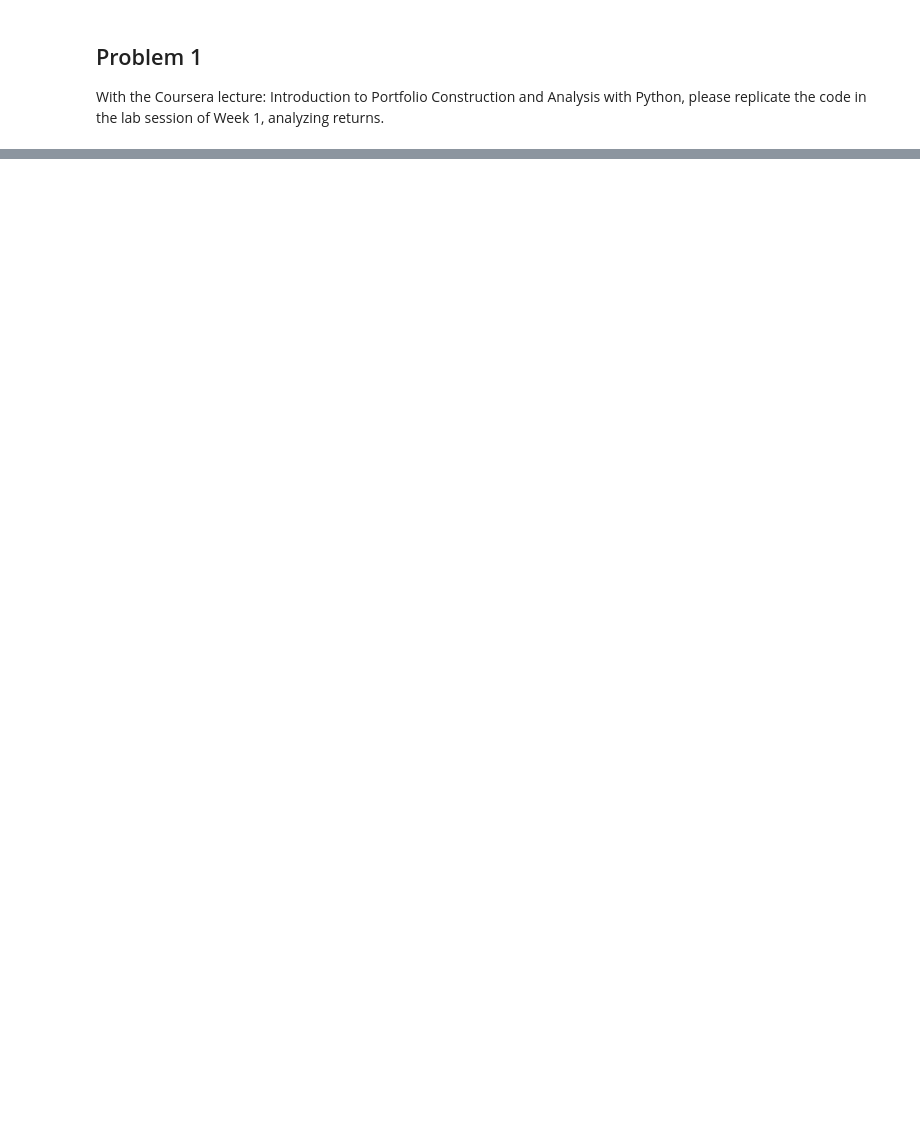
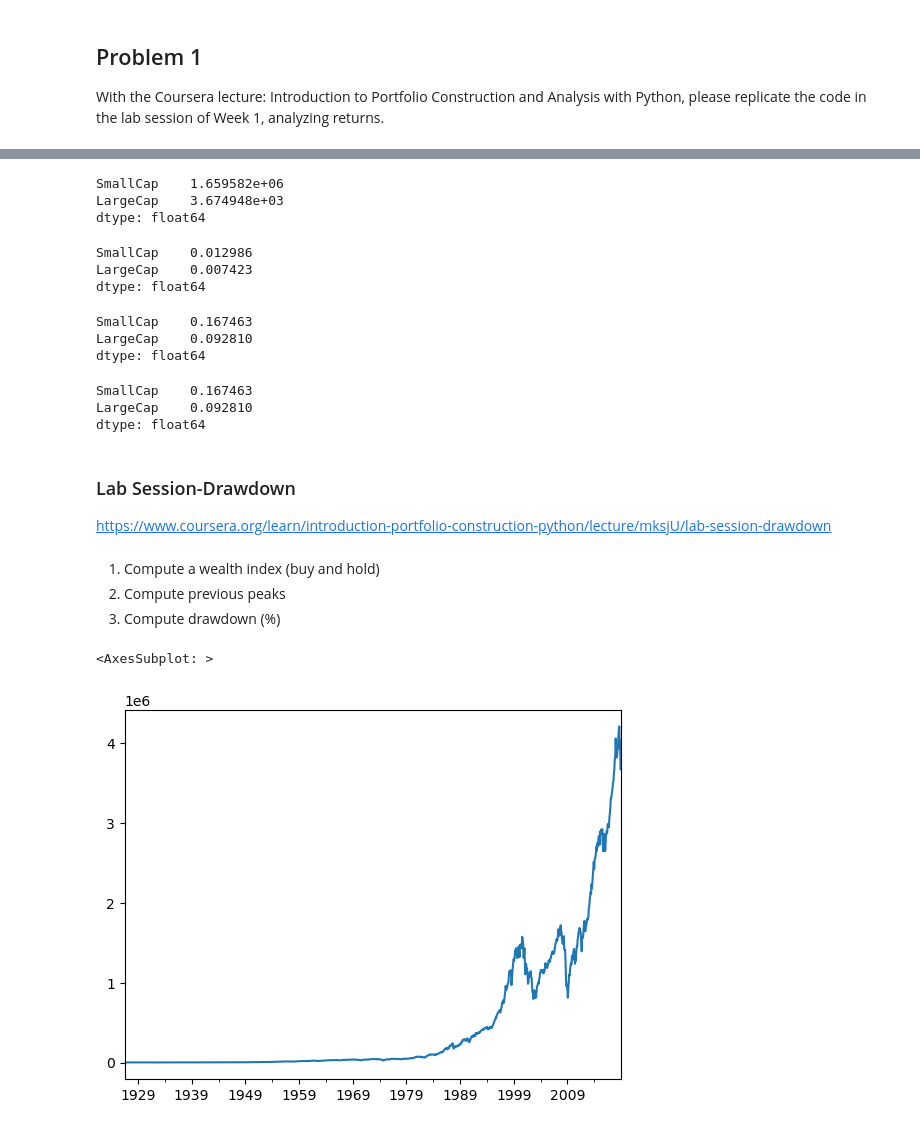
Before and after one commit to jaepil-choi/fbaquant23, a Jupyter notebook: s1.2ap/hw/s1.2ap_hw03.ipynb, the cells around one changed output, grey strips where cells are left out. Drawn from its saved outputs; the diff is of its cells as text; code cells hidden in the pictures; blank space fills up the shorter version.

```diff
--- a/s1.2ap/hw/s1.2ap_hw03.ipynb
+++ b/s1.2ap/hw/s1.2ap_hw03.ipynb
@@ -29,0 +128,30 @@ With the Coursera lecture: Introduction to Portfolio Construction and Analysis w
+# %%
+size_port_returns = pd.read_csv(
+    coursera_data_path / 'Portfolios_Formed_on_ME_monthly_EW.csv',
+    header=0,
+    index_col=0,
+    parse_dates=True,
+    na_values=-99.99
+    )
+
+size_port_returns.index = pd.to_datetime(size_port_returns.index, format='%Y%m')
+
+# period로 바꿔줄 수 있다.
+size_port_returns.index = size_port_returns.index.to_period('M')
+
+columns = [
+    'Lo 10',
+    'Hi 10',
+]
+
+size_port_returns = size_port_returns[columns]
+size_port_returns.rename(
+    columns={
+        'Lo 10': 'SmallCap',
+        'Hi 10': 'LargeCap',
+        },
+    inplace=True,
+)
+
+size_port_returns = size_port_returns / 100
+size_port_returns
@@ -29,0 +206,46 @@ With the Coursera lecture: Introduction to Portfolio Construction and Analysis w
+# %%
+total_return = (size_port_returns + 1).prod() - 1
+total_return
+# %% [output]
+SmallCap    1.659582e+06
+LargeCap    3.674948e+03
+dtype: float64
+# %%
+monthly_return = (total_return + 1) ** (1/len(size_port_returns)) - 1
+monthly_return
+# %% [output]
+SmallCap    0.012986
+LargeCap    0.007423
+dtype: float64
+# %%
+annualized_return = (monthly_return + 1) ** 12 - 1
+annualized_return
+# %% [output]
+SmallCap    0.167463
+LargeCap    0.092810
+dtype: float64
+# %%
+# 한 번에 구할 수도 있다.
+
+annualized_return = (size_port_returns + 1).prod() ** (12/len(size_port_returns)) - 1
+annualized_return
+# %% [output]
+SmallCap    0.167463
+LargeCap    0.092810
+dtype: float64
+# %% [markdown]
+### Lab Session-Drawdown
+
+https://www.coursera.org/learn/introduction-portfolio-construction-python/lecture/mksjU/lab-session-drawdown
+# %% [markdown]
+1. Compute a wealth index (buy and hold)
+2. Compute previous peaks
+3. Compute drawdown (%)
+# %%
+initial_holding = 1000
+wealth_index = initial_holding * (size_port_returns['LargeCap'] + 1).cumprod()
+# %%
+wealth_index.plot()
+# %% [output]
+<AxesSubplot: >
+[figure, added]
```
Also changed, not shown: parts of 46 cells of this notebook.
